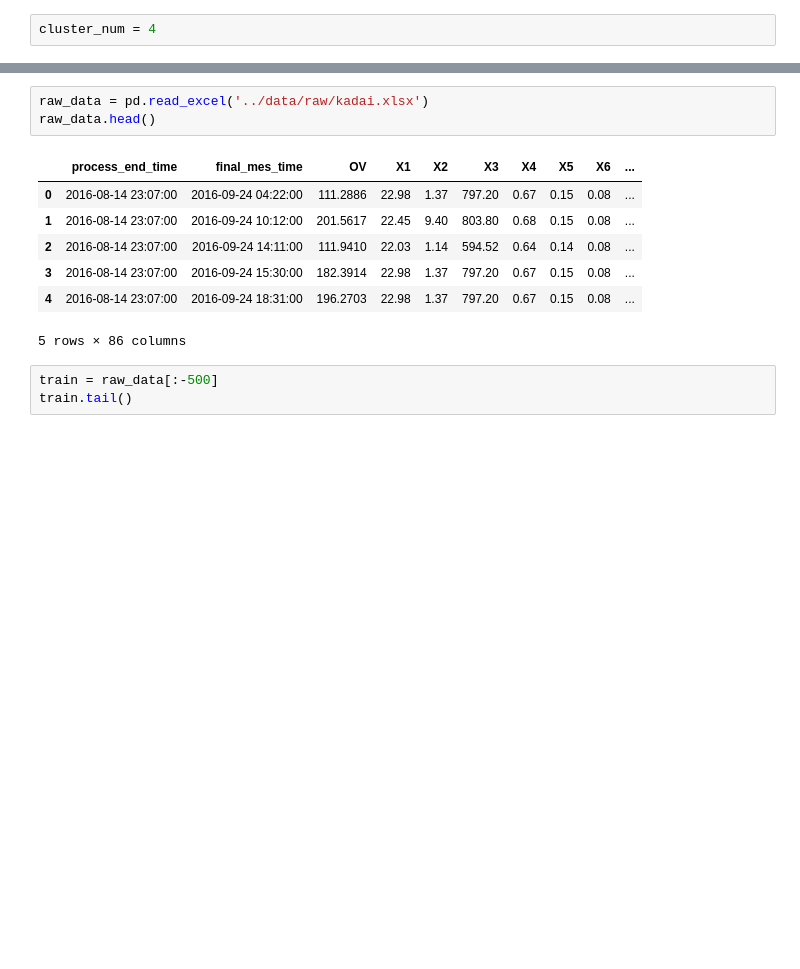
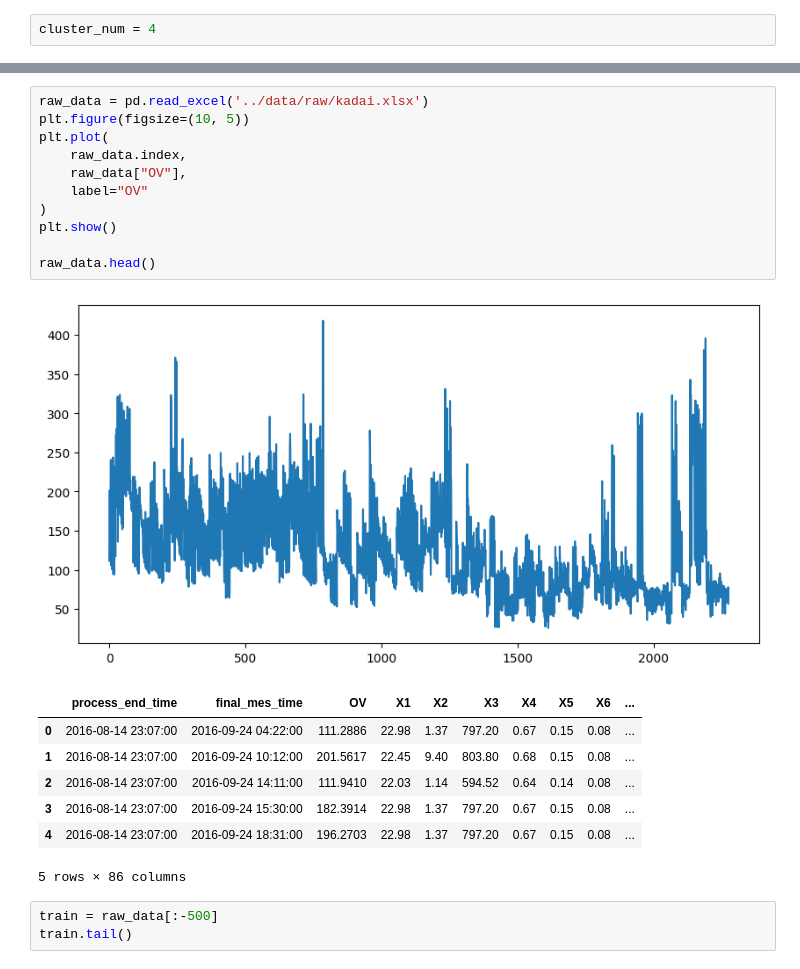
Before and after one commit to yut0takagi/ass-production-management2, a Jupyter notebook: notebook/2026年1月21日.ipynb, the cells around one changed output, grey strips where cells are left out. Saved outputs shown, nothing was run; the diff lists cells and outputs as text; blank space fills up the shorter version.

```diff
--- a/notebook/2026年1月21日.ipynb
+++ b/notebook/2026年1月21日.ipynb
@@ -51,8 +52,17 @@ import xgboost as xgb
 from xgboost import XGBRegressor
 # %%
 raw_data = pd.read_excel('../data/raw/kadai.xlsx')
+plt.figure(figsize=(10, 5))
+plt.plot(
+    raw_data.index,
+    raw_data["OV"],
+    label="OV"
+)
+plt.show()
+
 raw_data.head()
 # %% [output]
+[figure, added]
 |  | process_end_time | final_mes_time | OV | X1 | X2 | X3 | X4 | X5 | X6 | ... |
 | 0 | 2016-08-14 23:07:00 | 2016-09-24 04:22:00 | 111.2886 | 22.98 | 1.37 | 797.20 | 0.67 | 0.15 | 0.08 | ... |
 | 1 | 2016-08-14 23:07:00 | 2016-09-24 10:12:00 | 201.5617 | 22.45 | 9.40 | 803.80 | 0.68 | 0.15 | 0.08 | ... |
```
Also changed, not shown: parts of 11 cells of this notebook, 2 other files.
